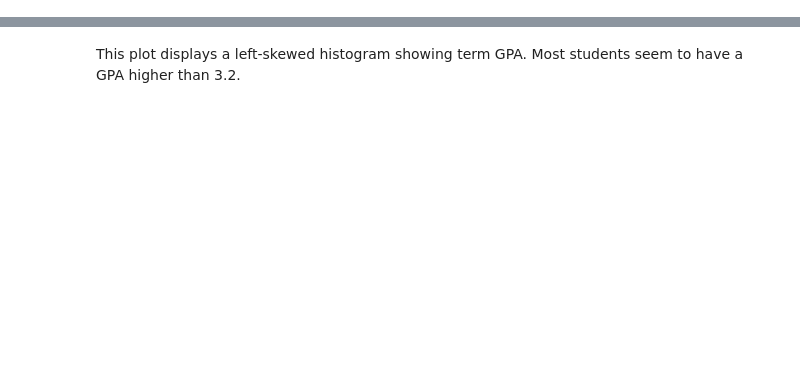
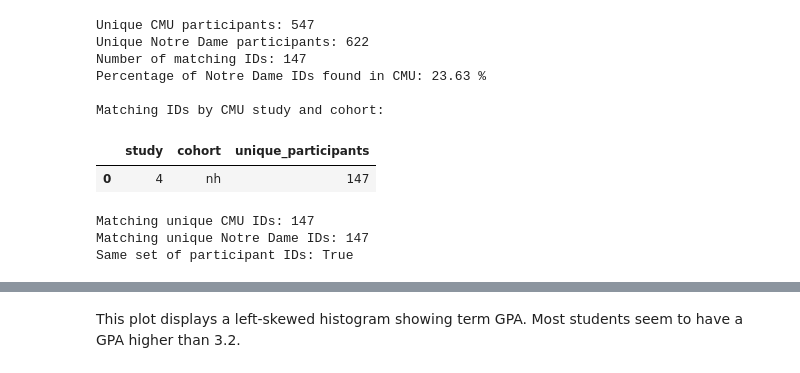
Before and after one commit to samira-maria/2950Project, a Jupyter notebook: Project_Notebook.ipynb, the cells around one changed output, grey strips where cells are left out. Drawn from its saved outputs; the diff is of its cells as text; code cells hidden in the pictures; blank space fills up the shorter version.

```diff
--- a/Project_Notebook.ipynb
+++ b/Project_Notebook.ipynb
@@ -156,0 +157,60 @@ These graphs connect to the research question proposed because they compare the
+# %%
+# Code Cell 7: Compare the Identifiers
+
+# Check whether participant identifiers overlap across datasets
+cmu_ids = set(cmu_df["subject_id"].dropna())
+nd_ids = set(student_sleep_summary["egoid"].dropna())
+
+matching_ids = cmu_ids & nd_ids
+
+print("Unique CMU participants:", len(cmu_ids))
+print("Unique Notre Dame participants:", len(nd_ids))
+print("Number of matching IDs:", len(matching_ids))
+print("Percentage of Notre Dame IDs found in CMU:",
+      round(len(matching_ids) / len(nd_ids) * 100, 2), "%")
+
+# Check which CMU study/cohort contains the matching IDs.
+print("\nMatching IDs by CMU study and cohort:")
+
+display(
+    cmu_df[cmu_df["subject_id"].isin(matching_ids)]
+    .groupby(["study", "cohort"])
+    .agg(
+        unique_participants=("subject_id", "nunique")
+    )
+    .reset_index()
+)
+# %% [output]
+Unique CMU participants: 547
+Unique Notre Dame participants: 622
+Number of matching IDs: 147
+Percentage of Notre Dame IDs found in CMU: 23.63 %
+
+Matching IDs by CMU study and cohort:
+|  | study | cohort | unique_participants |
+| 0 | 4 | nh | 147 |
+# %%
+# Code Cell 8: Inspect the Matching Records
+
+# Display examples of records with matching participant IDs
+cmu_overlap = cmu_df[
+    cmu_df["subject_id"].isin(matching_ids)
+].copy()
+
+nd_overlap = student_sleep_summary[
+    student_sleep_summary["egoid"].isin(matching_ids)
+].copy()
+
+print("Matching unique CMU IDs:",
+      cmu_overlap["subject_id"].nunique())
+
+print("Matching unique Notre Dame IDs:",
+      nd_overlap["egoid"].nunique())
+
+print("Same set of participant IDs:",
+      set(cmu_overlap["subject_id"].dropna()) ==
+      set(nd_overlap["egoid"].dropna()))
+# %% [output]
+Matching unique CMU IDs: 147
+Matching unique Notre Dame IDs: 147
+Same set of participant IDs: True
```
Also changed, not shown: parts of 59 cells of this notebook.
